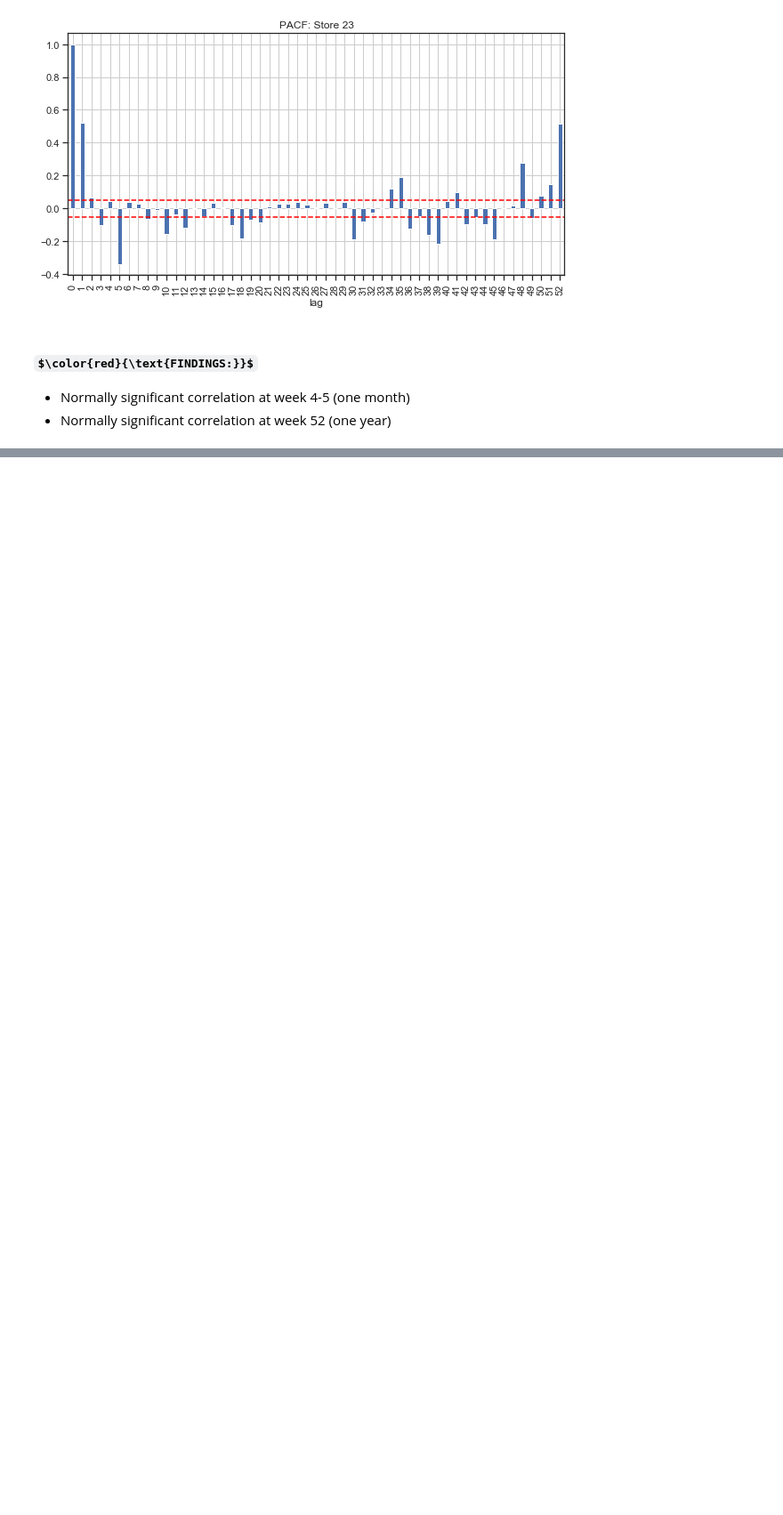
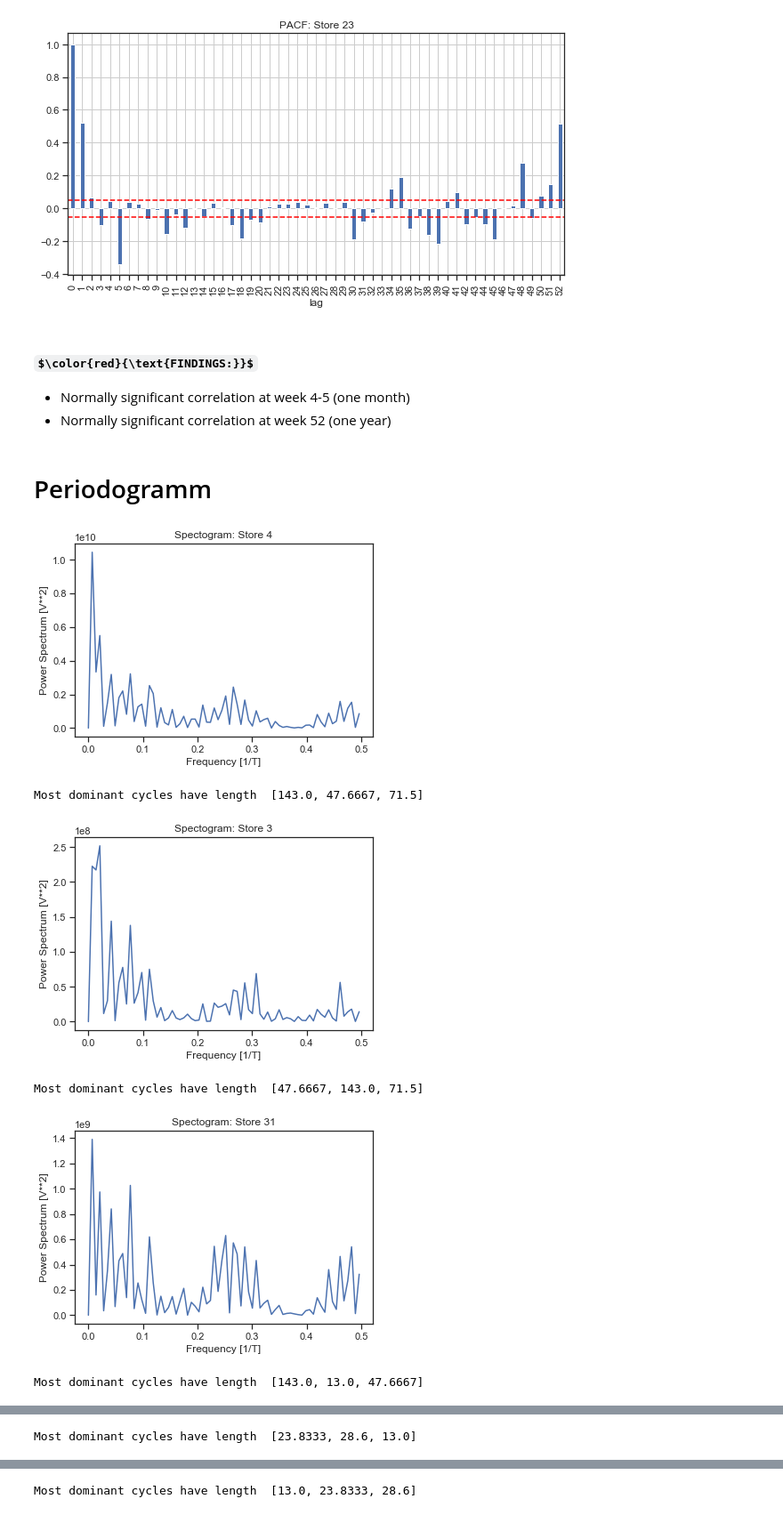
Before and after one commit to dominicdoerig/predicting-sales-data, a Jupyter notebook: warm-up/01_DataExploration.ipynb, the cells around one changed output, grey strips where cells are left out. Shown at 89% size. Saved outputs shown, nothing was run; the diff lists cells and outputs as text; code cells hidden in the pictures; some formulas as TeX source; blank space fills up the shorter version.

Commit message:
Periodogram added

```diff
--- a/warm-up/01_DataExploration.ipynb
+++ b/warm-up/01_DataExploration.ipynb
@@ -447,3 +448,24 @@ for s in store_i:
 ###   $\color{red}{\text{FINDINGS:}}$
 - Normally significant correlation at week 4-5 (one month)
 - Normally significant correlation at week 52 (one year)
+# %% [markdown]
+# Periodogramm
+# %%
+def plot_spectrogram(pd_series, title=None):
+    freq, spectrum = periodogram(pd_series,scaling='spectrum')
+    plt.plot(freq, spectrum)
+    plt.xlabel('Frequency [1/T]')
+    plt.ylabel('Power Spectrum [V**2]')
+    plt.title(title)
+    plt.show()
+    print('Most dominant cycles have length ',np.round(1/freq[spectrum.argsort()[-3:][::-1]],4).tolist())
+# %%
+for s in store_i:
+    plot_spectrogram(df[df['Store'] == s]['Weekly_Sales'], title=f'Spectogram: Store {s}')
+# %% [output]
+[figure, added]
+Most dominant cycles have length  [143.0, 47.6667, 71.5]
+[figure, added]
+Most dominant cycles have length  [47.6667, 143.0, 71.5]
+[figure, added]
+Most dominant cycles have length  [143.0, 13.0, 47.6667]
@@ -449,0 +473 @@ for s in store_i:
+Most dominant cycles have length  [23.8333, 28.6, 13.0]
@@ -449,0 +475 @@ for s in store_i:
+Most dominant cycles have length  [13.0, 23.8333, 28.6]
```
Also changed, not shown: parts of 3 cells of this notebook.
